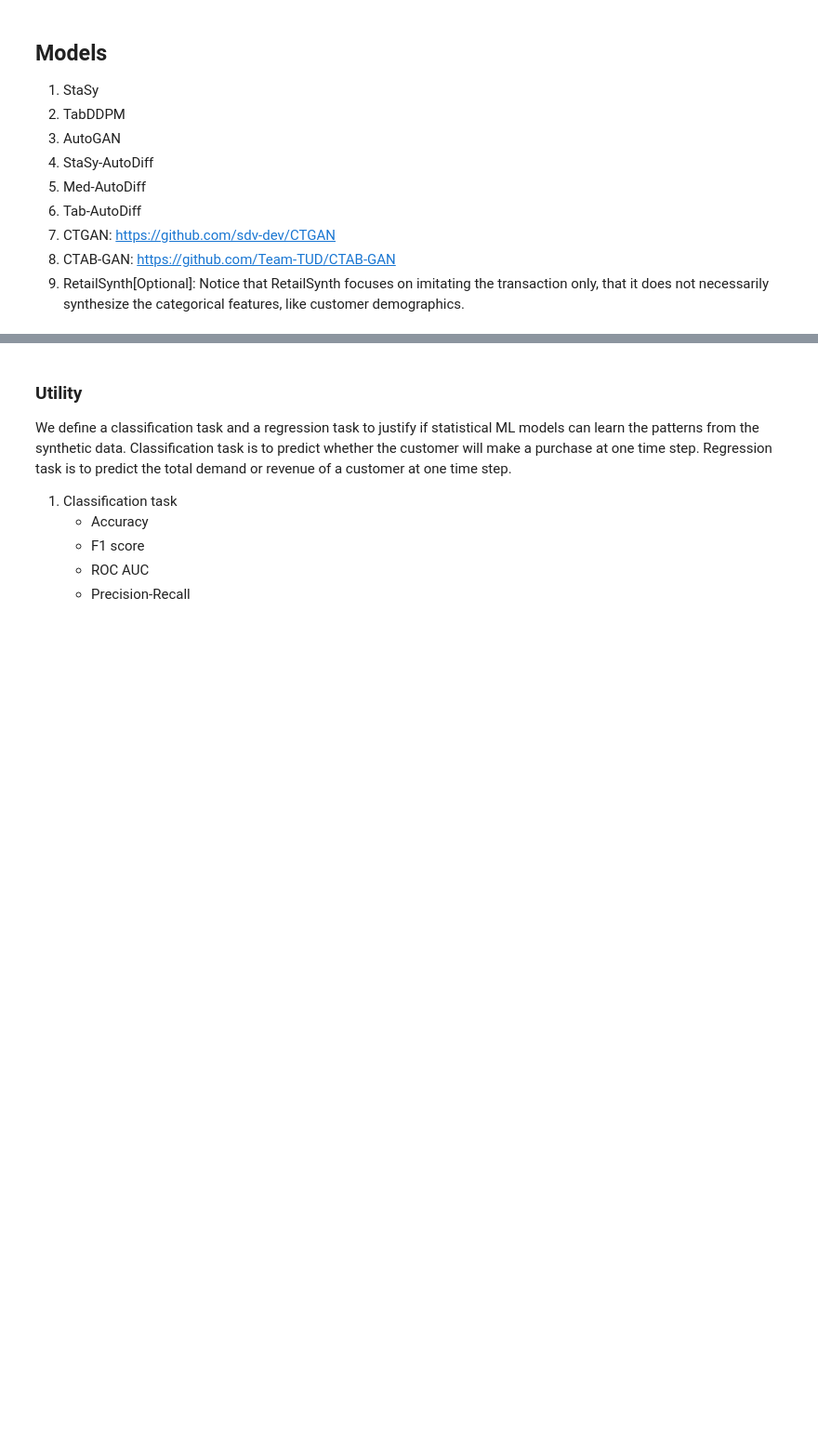
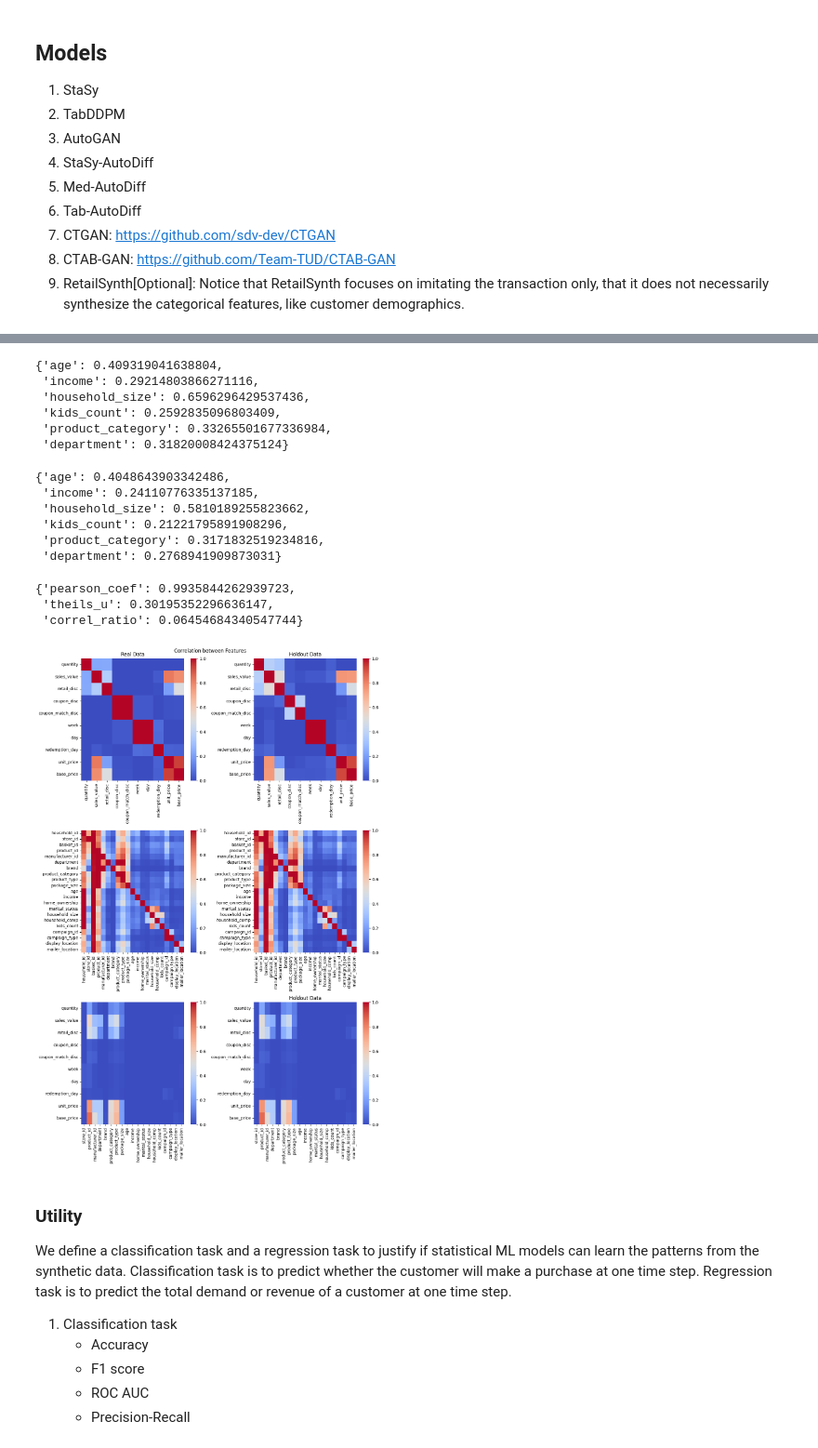
Before and after one commit to YuXia-SR/syncomp, a Jupyter notebook: notebooks/report.ipynb, the cells around one changed output, grey strips where cells are left out. Shown at 93% size. Cells and saved outputs as stored; diff of their text form; code cells hidden in the pictures; blank space fills up the shorter version.

```diff
--- a/notebooks/report.ipynb
+++ b/notebooks/report.ipynb
@@ -159,3 +202,45 @@ plt.tight_layout()
+# %%
+fidelity_metrics_holdout[1]
+# %% [output]
+{'age': 0.409319041638804,
+ 'income': 0.29214803866271116,
+ 'household_size': 0.6596296429537436,
+ 'kids_count': 0.2592835096803409,
+ 'product_category': 0.33265501677336984,
+ 'department': 0.31820008424375124}
+# %%
+fidelity_metrics[1]
+# %% [output]
+{'age': 0.4048643903342486,
+ 'income': 0.24110776335137185,
+ 'household_size': 0.5810189255823662,
+ 'kids_count': 0.21221795891908296,
+ 'product_category': 0.3171832519234816,
+ 'department': 0.2768941909873031}
+# %%
+fidelity_metrics_holdout[2]
+# %% [output]
+{'pearson_coef': 0.9935844262939723,
+ 'theils_u': 0.30195352296636147,
+ 'correl_ratio': 0.06454684340547744}
+# %%
+fig, axes = plt.subplots(3, 2, figsize=(12, 18))
+ax1, ax2 = axes[0]
+plot_heatmap(train_fidelity_info[2]['pearson_coef'], ax=ax1, title='Real Data', vmin=0, vmax=1)
+plot_heatmap(holdout_fidelity_info[2]['pearson_coef'], ax=ax2, title='Holdout Data', vmin=0, vmax=1)
+ax1.set_title('Real Data')
+ax2.set_title('Holdout Data')
+ax1, ax2 = axes[1]
+plot_heatmap(train_fidelity_info[2]['theils_u'], ax=ax1, title='Real Data', vmin=0, vmax=1)
+plot_heatmap(holdout_fidelity_info[2]['theils_u'], ax=ax2, title='Holdout Data', vmin=0, vmax=1)
+ax1, ax2 = axes[2]
+plot_heatmap(train_fidelity_info[2]['correl_ratio'], ax=ax1, title='Real Data', vmin=0, vmax=1)
+plot_heatmap(holdout_fidelity_info[2]['correl_ratio'], ax=ax2, title='Holdout Data', vmin=0, vmax=1)
+
+plt.suptitle('Correlation between Features')
+plt.tight_layout()
+# %% [output]
+[figure, added]
 # %% [markdown]
 ### Utility
 We define a classification task and a regression task to justify if statistical ML models can learn the patterns from the synthetic data. Classification task is to predict whether the customer will make a purchase at one time step. Regression task is to predict the total demand or revenue of a customer at one time step.
```
Also changed, not shown: parts of 42 cells of this notebook, 16 other files.
